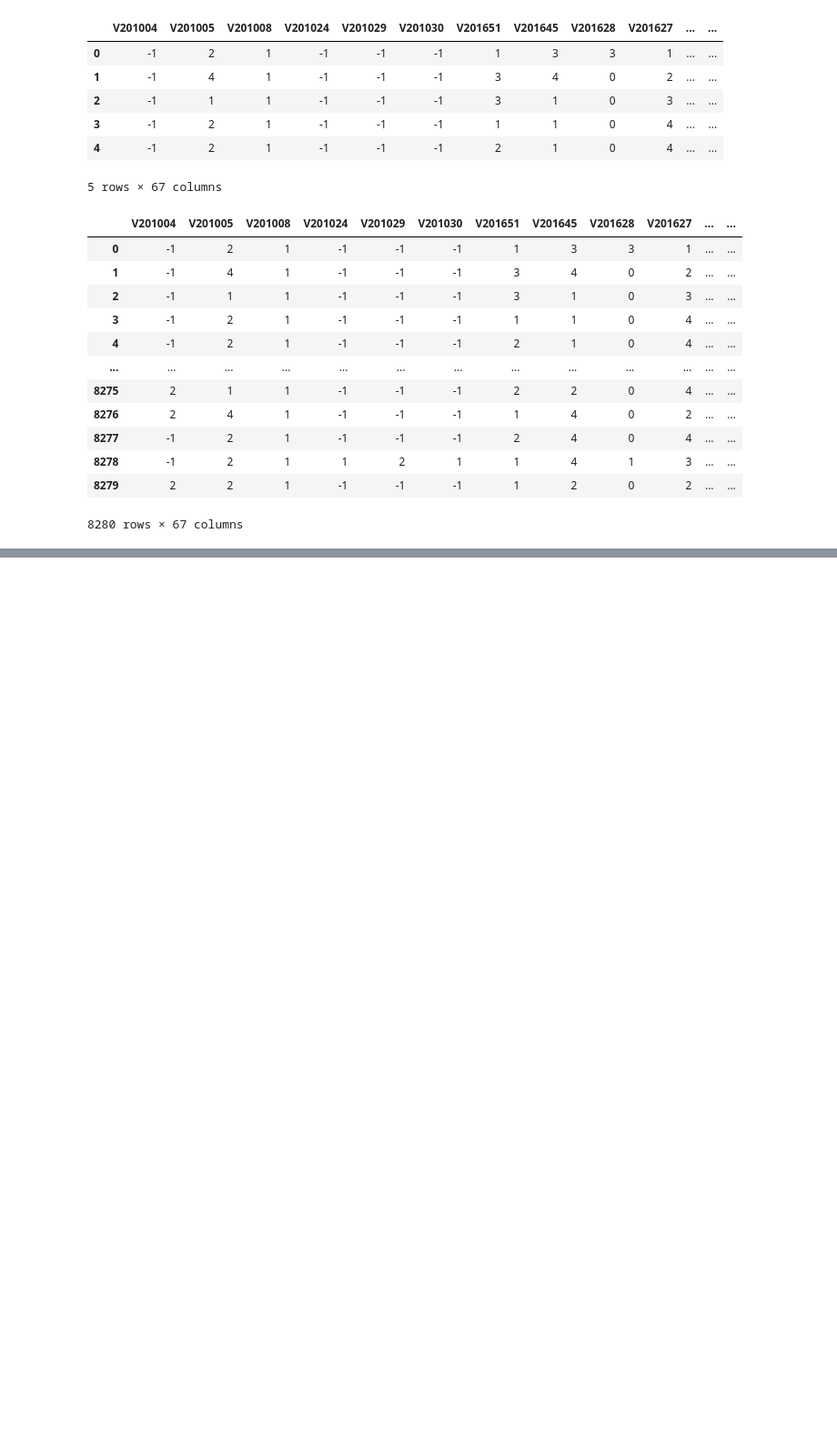
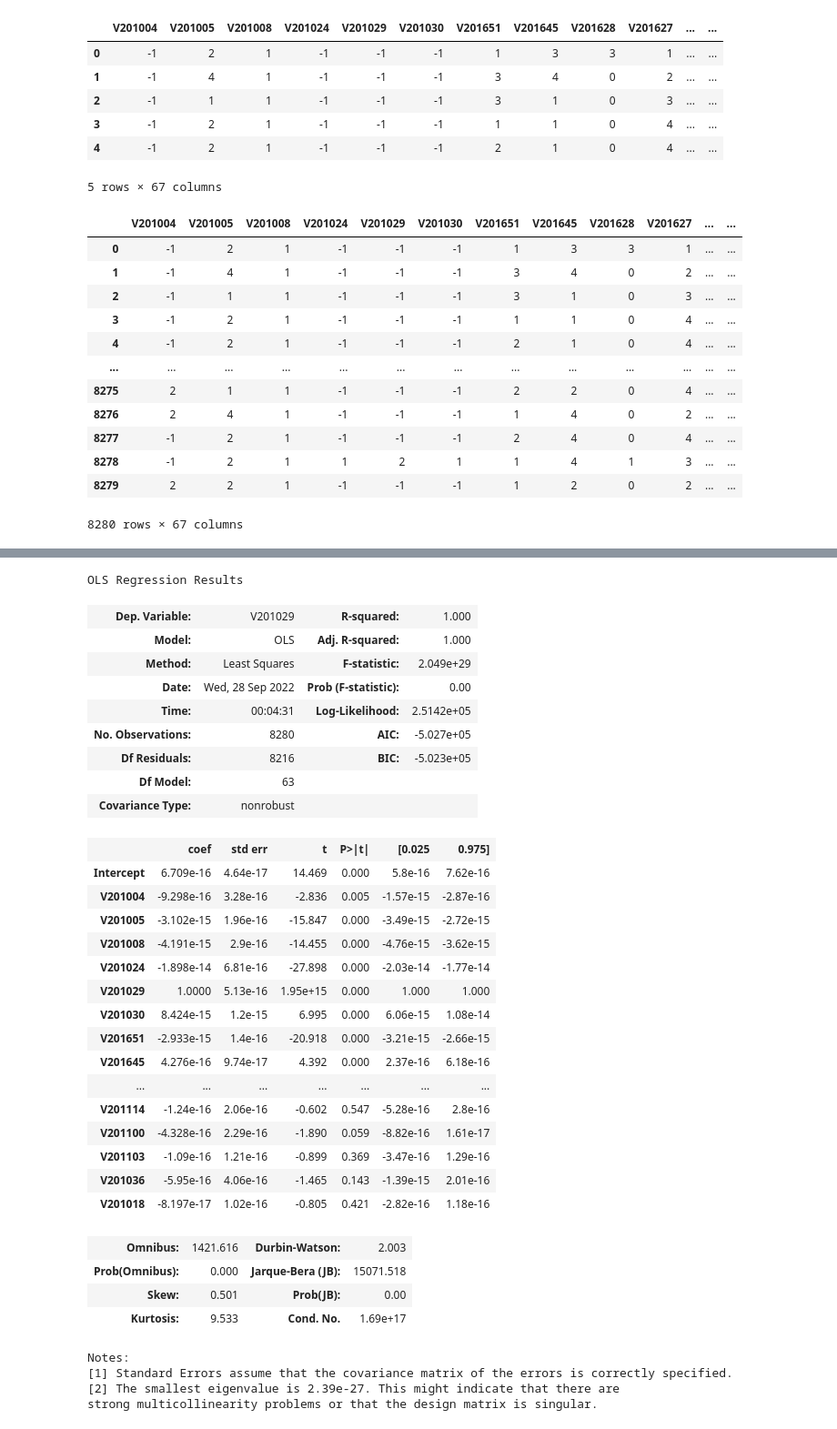
Before and after one commit to jprichmond20/2020ElectionStudy, a Jupyter notebook: 2020 Election Notebook.ipynb, the cells around one changed output, grey strips where cells are left out. Shown at 91% size. Saved outputs shown, nothing was run; the diff lists cells and outputs as text; code cells hidden in the pictures; blank space fills up the shorter version.

Commit message:
Working on the model!

```diff
--- a/2020 Election Notebook.ipynb
+++ b/2020 Election Notebook.ipynb
@@ -117,0 +141,40 @@ df.rename(columns = {V2012004:})
+# %%
+mod = smf.ols(formula='V201029 ~ 1 + V201004 + V201005 + V201008 + V201024 + V201029 + V201030 + V201651 + V201645+ V201628+ V201627+ V201626+ V201622+ V201620+ V201607+ V201606+ V201602+ V201600+ V201601+ V201594+ V201589+ V201575+ V201565x+ V201550+ V201549x+ V201540+ V201531+ V201530y+ V201515+ V201511x+ V201508+ V201507x+ V201462+ V201453+ V201435+ V201433+ V201432x+ V201426x+ V201417+ V201416+ V201411x+ V201393+ V201379+ V201377+ V201366+ V201364+ V201359x+ V201335+ V201244+ V201242+ V201241+ V201240+ V201239+ V201237+ V201231x+ V201232+ V201220+ V201216+ V201156+ V201157+ V201122+ V201123+ V201121+ V201114+ V201100+ V201103+ V201036+ V201018', data=df)
+# %%
+res = mod.fit()
+res.summary()
+# %% [output]
+OLS Regression Results
+| Dep. Variable: | V201029 | R-squared: | 1.000 |
+| Model: | OLS | Adj. R-squared: | 1.000 |
+| Method: | Least Squares | F-statistic: | 2.049e+29 |
+| Date: | Wed, 28 Sep 2022 | Prob (F-statistic): | 0.00 |
+| Time: | 00:04:31 | Log-Likelihood: | 2.5142e+05 |
+| No. Observations: | 8280 | AIC: | -5.027e+05 |
+| Df Residuals: | 8216 | BIC: | -5.023e+05 |
+| Df Model: | 63 |  |  |
+| Covariance Type: | nonrobust |  |  |
+|  | coef | std err | t | P>|t| | [0.025 | 0.975] |
+| Intercept | 6.709e-16 | 4.64e-17 | 14.469 | 0.000 | 5.8e-16 | 7.62e-16 |
+| V201004 | -9.298e-16 | 3.28e-16 | -2.836 | 0.005 | -1.57e-15 | -2.87e-16 |
+| V201005 | -3.102e-15 | 1.96e-16 | -15.847 | 0.000 | -3.49e-15 | -2.72e-15 |
+| V201008 | -4.191e-15 | 2.9e-16 | -14.455 | 0.000 | -4.76e-15 | -3.62e-15 |
+| V201024 | -1.898e-14 | 6.81e-16 | -27.898 | 0.000 | -2.03e-14 | -1.77e-14 |
+| V201029 | 1.0000 | 5.13e-16 | 1.95e+15 | 0.000 | 1.000 | 1.000 |
+| V201030 | 8.424e-15 | 1.2e-15 | 6.995 | 0.000 | 6.06e-15 | 1.08e-14 |
+| V201651 | -2.933e-15 | 1.4e-16 | -20.918 | 0.000 | -3.21e-15 | -2.66e-15 |
+| V201645 | 4.276e-16 | 9.74e-17 | 4.392 | 0.000 | 2.37e-16 | 6.18e-16 |
+| ... | ... | ... | ... | ... | ... | ... |
+| V201114 | -1.24e-16 | 2.06e-16 | -0.602 | 0.547 | -5.28e-16 | 2.8e-16 |
+| V201100 | -4.328e-16 | 2.29e-16 | -1.890 | 0.059 | -8.82e-16 | 1.61e-17 |
+| V201103 | -1.09e-16 | 1.21e-16 | -0.899 | 0.369 | -3.47e-16 | 1.29e-16 |
+| V201036 | -5.95e-16 | 4.06e-16 | -1.465 | 0.143 | -1.39e-15 | 2.01e-16 |
+| V201018 | -8.197e-17 | 1.02e-16 | -0.805 | 0.421 | -2.82e-16 | 1.18e-16 |
+| Omnibus: | 1421.616 | Durbin-Watson: | 2.003 |
+| Prob(Omnibus): | 0.000 | Jarque-Bera (JB): | 15071.518 |
+| Skew: | 0.501 | Prob(JB): | 0.00 |
+| Kurtosis: | 9.533 | Cond. No. | 1.69e+17 |
+Notes:
+[1] Standard Errors assume that the covariance matrix of the errors is correctly specified.
+[2] The smallest eigenvalue is 2.39e-27. This might indicate that there are
+strong multicollinearity problems or that the design matrix is singular.
```
Also changed, not shown: parts of 10 cells of this notebook.
